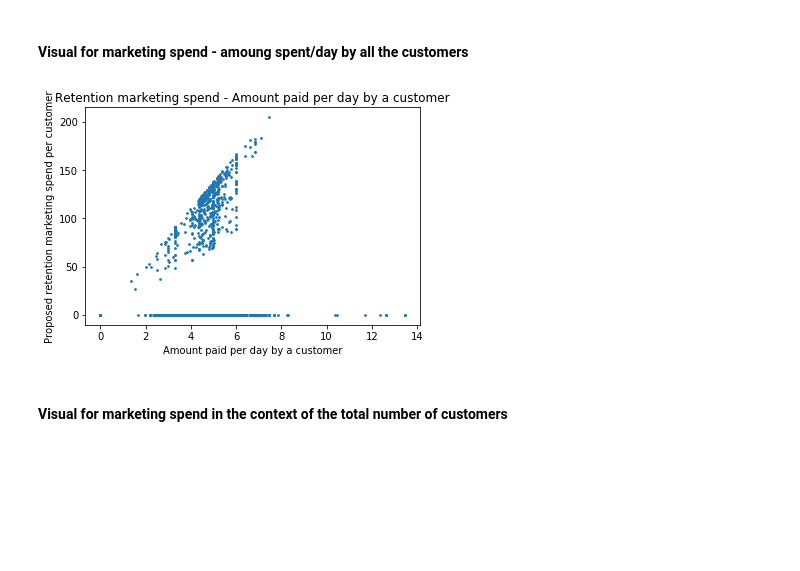
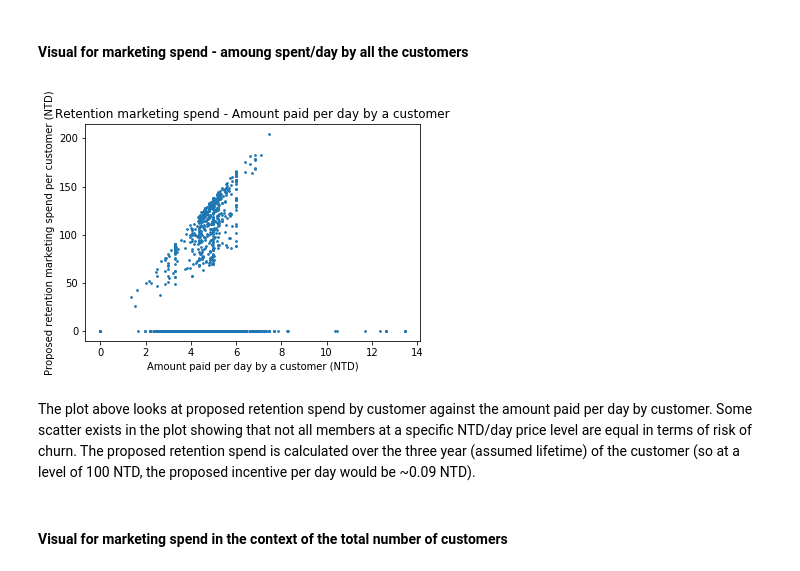
Before and after one commit to ajolson89/W207Fall2018Final, a Jupyter notebook: W207_FinalProj_02MLModels_KennedyKhannaOlson_Final.ipynb, the cells around one changed output. Cells and saved outputs as stored; diff of their text form; code cells hidden in the pictures; blank space fills up the shorter version.

```diff
--- a/W207_FinalProj_02MLModels_KennedyKhannaOlson_Final.ipynb
+++ b/W207_FinalProj_02MLModels_KennedyKhannaOlson_Final.ipynb
@@ -1017,15 +1017,17 @@ Ratio of Reacquistion/Retention marketing to topline from users in dev data: 0.0
 # %%
 # Marketing spend - amount spent/day by the users
 # plt.scatter(marketing_data['amount_paid_per_day'], marketing_data['proposed_spend'], s=4,
            #c=cm.hot(marketing_data['proposed_spend']))
 
-plt.xlabel('Amount paid per day by a customer')
-plt.ylabel('Proposed retention marketing spend per customer')
+plt.xlabel('Amount paid per day by a customer (NTD)')
+plt.ylabel('Proposed retention marketing spend per customer (NTD)')
 plt.title('Retention marketing spend - Amount paid per day by a customer')
 plt.scatter(marketing_data['amount_paid_per_day'], marketing_data['proposed_spend'], s=3)
 plt.show()
 # %% [output]
-[figure, old version]
+[figure, new version]
+# %% [markdown]
+The plot above looks at proposed retention spend by customer against the amount paid per day by customer. Some scatter exists in the plot showing that not all members at a specific NTD/day price level are equal in terms of risk of churn. The proposed retention spend is calculated over the three year (assumed lifetime) of the customer (so at a level of 100 NTD, the proposed incentive per day would be ~0.09 NTD).
 # %% [markdown]
 #### Visual for marketing spend in the context of the total number of customers
 # %%
```
Also changed, not shown: parts of 7 cells of this notebook.
